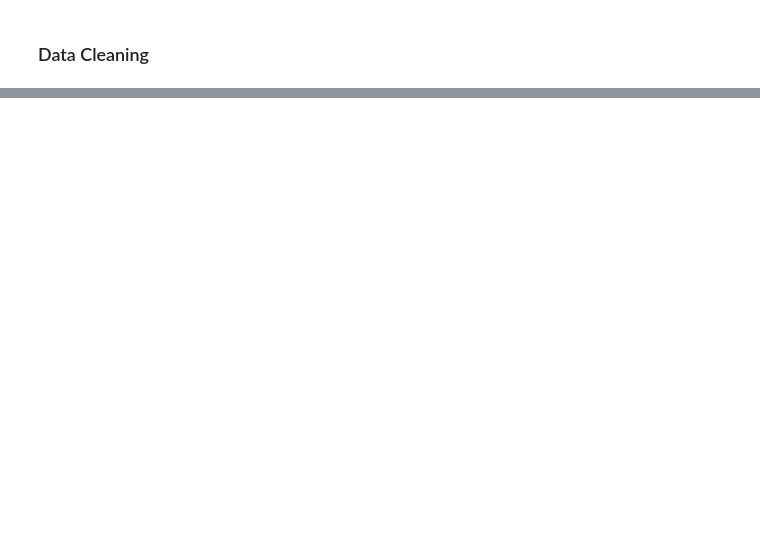
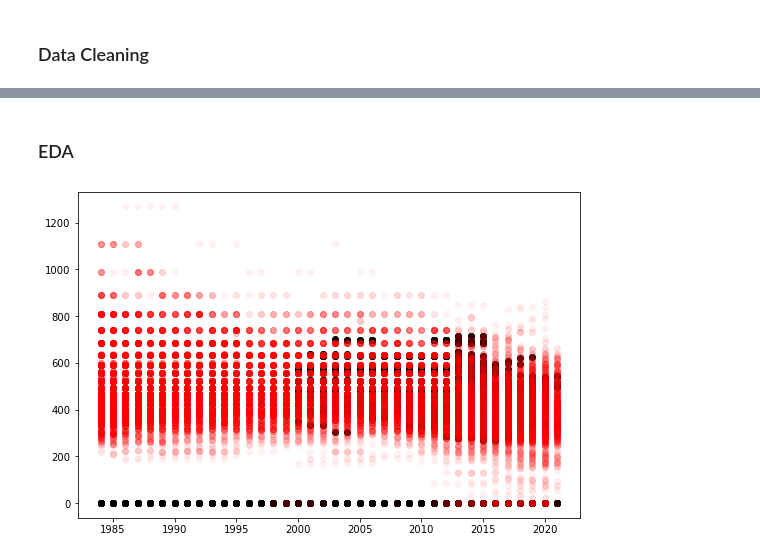
Before and after one commit to vincent-lao/carbon-footprint, a Jupyter notebook: code/eda/vehicle_data_cleaned_eda.ipynb, the cells around one changed output, grey strips where cells are left out. Drawn from its saved outputs; the diff is of its cells as text; code cells hidden in the pictures; blank space fills up the shorter version.

```diff
--- a/code/eda/vehicle_data_cleaned_eda.ipynb
+++ b/code/eda/vehicle_data_cleaned_eda.ipynb
@@ -125,0 +189,10 @@ Name: co2TailpipeGpm, Length: 2183, dtype: float64
+# %% [markdown]
+### EDA
+# %%
+fig = plt.figure(figsize=(9, 6))
+
+plt.scatter(final_clean['year'],final_clean['co2TailpipeAGpm'], c = '0', alpha = 1)
+plt.scatter(final_clean['year'],final_clean['co2TailpipeGpm'], c = 'r', alpha = 0.05)
+plt.show()
+# %% [output]
+[figure, added]
```
Also changed, not shown: parts of 19 cells of this notebook.
